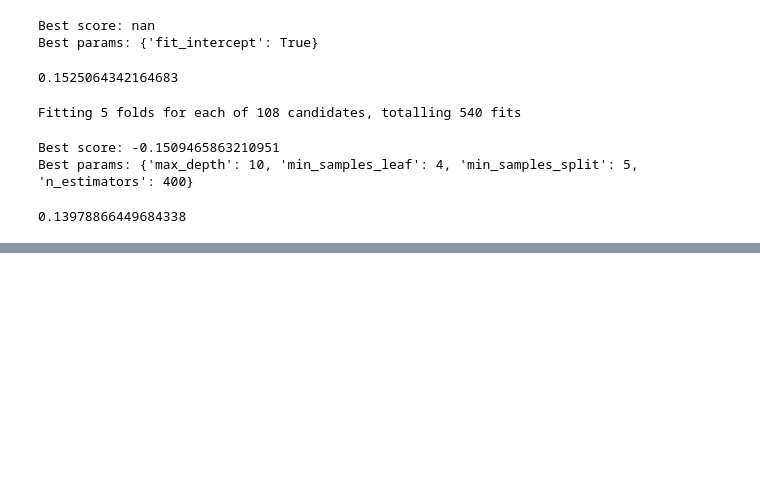
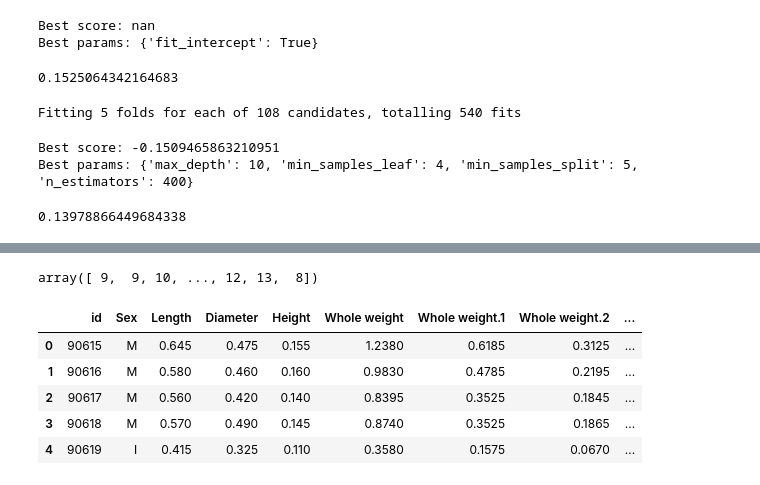
Before and after one commit to IvanTrujilloTrujillo/abalone_regression, a Jupyter notebook: model_training.ipynb, the cells around one changed output, grey strips where cells are left out. Cells and saved outputs as stored; diff of their text form; code cells hidden in the pictures; blank space fills up the shorter version.

```diff
--- a/model_training.ipynb
+++ b/model_training.ipynb
@@ -82,0 +243,15 @@ custom_root_mean_squared_log_error(y_val, model.predict(X_val))
+# %%
+y_pred
+# %% [output]
+array([ 9,  9, 10, ..., 12, 13,  8])
+# %%
+test_pd = pd.read_csv('data/test.csv')
+# %%
+test_pd.head()
+# %% [output]
+|  | id | Sex | Length | Diameter | Height | Whole weight | Whole weight.1 | Whole weight.2 | ... |
+| 0 | 90615 | M | 0.645 | 0.475 | 0.155 | 1.2380 | 0.6185 | 0.3125 | ... |
+| 1 | 90616 | M | 0.580 | 0.460 | 0.160 | 0.9830 | 0.4785 | 0.2195 | ... |
+| 2 | 90617 | M | 0.560 | 0.420 | 0.140 | 0.8395 | 0.3525 | 0.1845 | ... |
+| 3 | 90618 | M | 0.570 | 0.490 | 0.145 | 0.8740 | 0.3525 | 0.1865 | ... |
+| 4 | 90619 | I | 0.415 | 0.325 | 0.110 | 0.3580 | 0.1575 | 0.0670 | ... |
```
Also changed, not shown: parts of 29 cells of this notebook, 9 other files.
